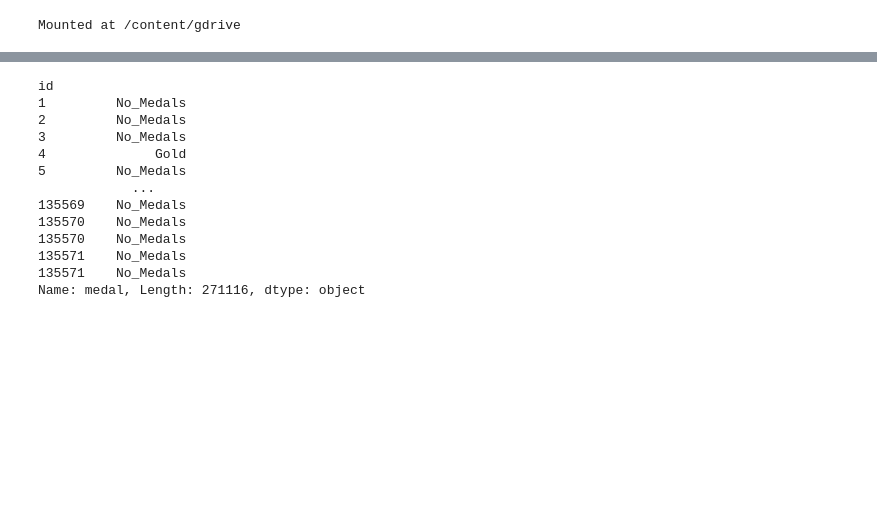
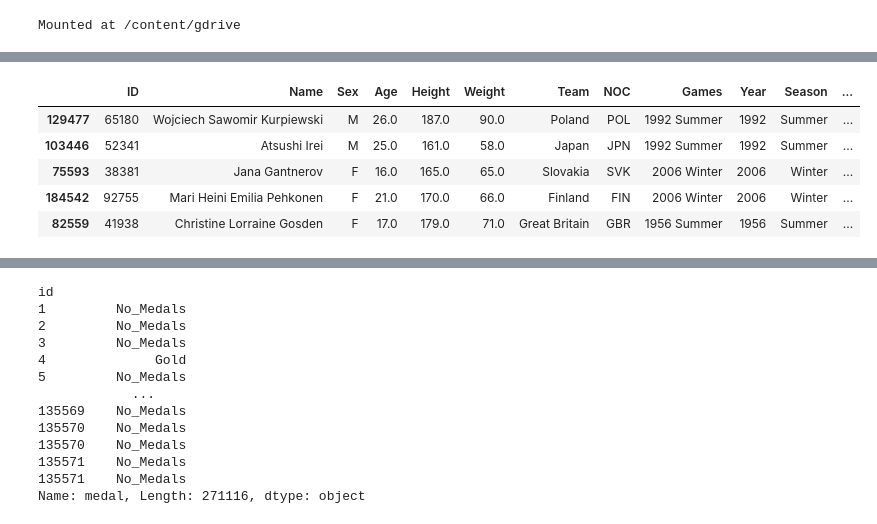
Before and after one commit to flavianacif/DSWP, a Jupyter notebook: Exercicio_Atletas.ipynb, the cells around one changed output, grey strips where cells are left out. Drawn from its saved outputs; the diff is of its cells as text; code cells hidden in the pictures; blank space fills up the shorter version.

```diff
--- a/Exercicio_Atletas.ipynb
+++ b/Exercicio_Atletas.ipynb
@@ -40,3 +43,5 @@ Collecting style==1.1.0
   Downloading https://files.pythonhosted.org/packages/4c/0b/6be2071e20c621e7beb01b86e8474c2ec344a9750ba5315886f24d6e7386/style-1.1.0-py2.py3-none-any.whl
 Installing collected packages: style, update
 Successfully installed style-1.1.0 update-0.0.1
+# %%
+df_atletas_original = pd.read_csv('/content/gdrive/My Drive/Colab Notebooks/athlete_events.csv')
@@ -42,0 +54,9 @@ Successfully installed style-1.1.0 update-0.0.1
+# %%
+df_atletas.sample(5)
+# %% [output]
+|  | ID | Name | Sex | Age | Height | Weight | Team | NOC | Games | Year | Season | ... |
+| 129477 | 65180 | Wojciech Sawomir Kurpiewski | M | 26.0 | 187.0 | 90.0 | Poland | POL | 1992 Summer | 1992 | Summer | ... |
+| 103446 | 52341 | Atsushi Irei | M | 25.0 | 161.0 | 58.0 | Japan | JPN | 1992 Summer | 1992 | Summer | ... |
+| 75593 | 38381 | Jana Gantnerov | F | 16.0 | 165.0 | 65.0 | Slovakia | SVK | 2006 Winter | 2006 | Winter | ... |
+| 184542 | 92755 | Mari Heini Emilia Pehkonen | F | 21.0 | 170.0 | 66.0 | Finland | FIN | 2006 Winter | 2006 | Winter | ... |
+| 82559 | 41938 | Christine Lorraine Gosden | F | 17.0 | 179.0 | 71.0 | Great Britain | GBR | 1956 Summer | 1956 | Summer | ... |
```
Also changed, not shown: parts of 26 cells of this notebook.
